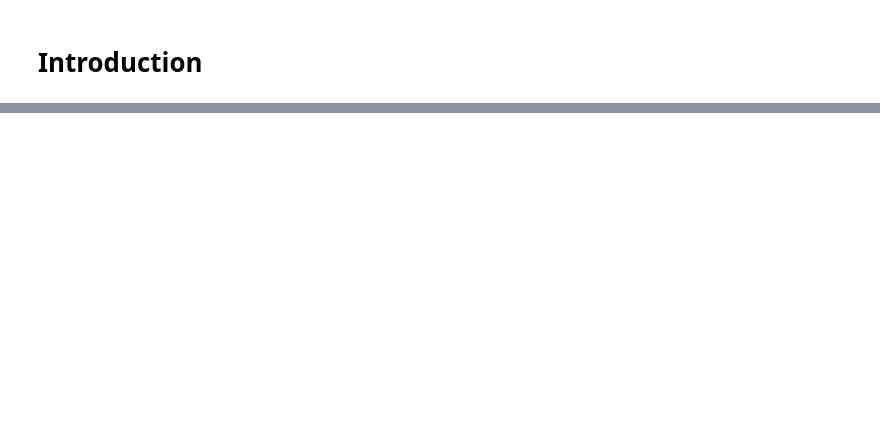
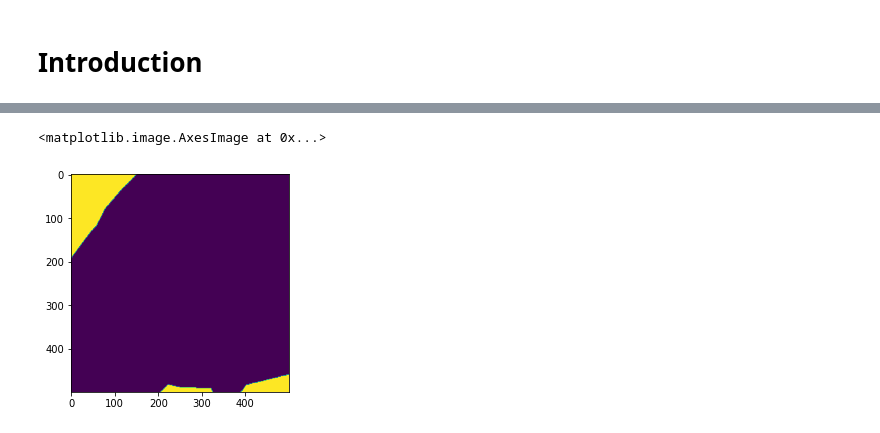
Before and after one commit to ianhi/ipysegment, a Jupyter notebook: examples/introduction.ipynb, the cells around one changed output, grey strips where cells are left out. Saved outputs shown, nothing was run; the diff lists cells and outputs as text; code cells hidden in the pictures; blank space fills up the shorter version.

Commit message:
use ipydatawidgets to continuously sync classData as array

```diff
--- a/examples/introduction.ipynb
+++ b/examples/introduction.ipynb
@@ -18,10 +20,10 @@ image_data = np.stack((red_channel, blue_channel, green_channel), axis=2)
 # %%
 
 w = ipysegment.segmenter()
-w.layout.width = '1000px'
-w.layout.height = '1000px'
+w.layout.width = '500px'
+w.layout.height = '500px'
 # w.height = 50
 # w.set_image(arr)
-w.set_image(image_data)
+w.set_image(np.zeros([500,500]))
 w
 # %% [output]
@@ -50,0 +45,5 @@ array([[False, False, False, ..., False, False, False],
+# %%
+plt.imshow((w.data==0).sum(axis=-1))
+# %% [output]
+<matplotlib.image.AxesImage at 0x...>
+[figure, added]
```
Also changed, not shown: parts of 14 cells of this notebook, 7 other files.
